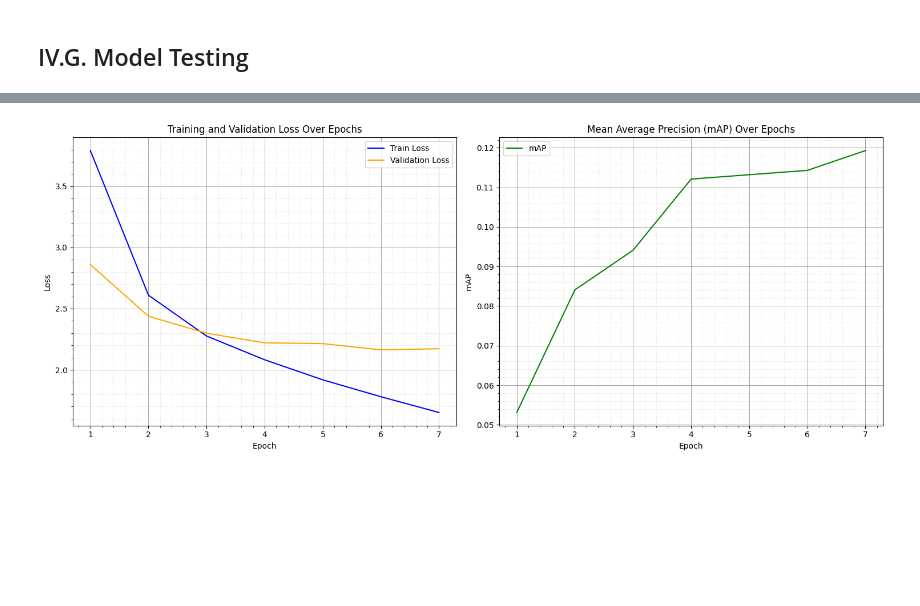
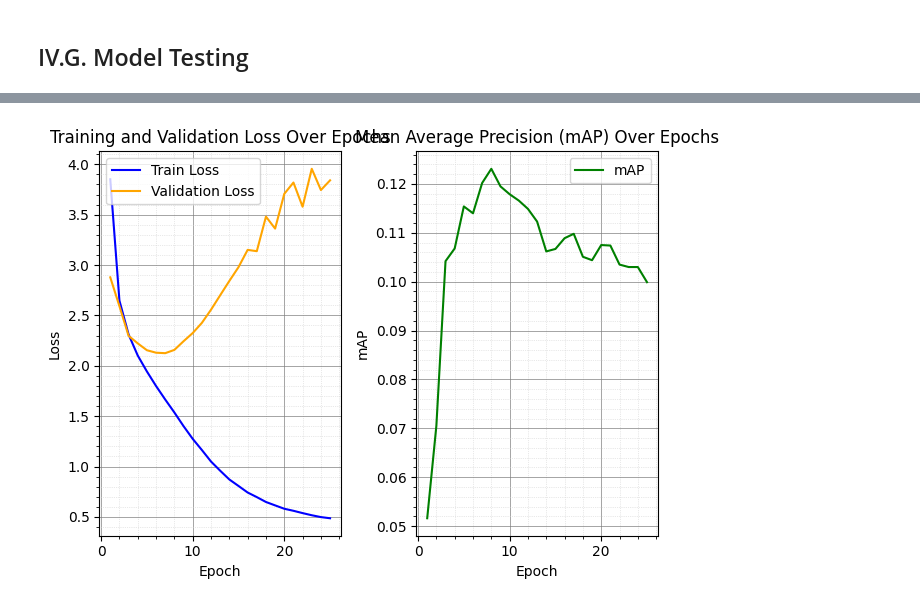
Before and after one commit to hardefarogonondo/car-detection-and-retrieval-engine, a Jupyter notebook: notebooks/2_object_detection_model_training_and_evaluation/object_detection_model_training_and_evaluation.ipynb, the cells around one changed output, grey strips where cells are left out. Saved outputs shown, nothing was run; the diff lists cells and outputs as text; code cells hidden in the pictures; blank space fills up the shorter version.

Commit message:
Object detection model reiterated

```diff
--- a/notebooks/2_object_detection_model_training_and_evaluation/object_detection_model_training_and_evaluation.ipynb
+++ b/notebooks/2_object_detection_model_training_and_evaluation/object_detection_model_training_and_evaluation.ipynb
@@ -70,7 +65,7 @@ valid_label_path = '../../data/object_detection/valid/labels'
 test_img_path = '../../data/object_detection/test/images'
 test_label_path = '../../data/object_detection/test/labels'
 log_file_path = '../../models/logs/ssd300_training_log.csv'
-best_model_path = '../models/best_ssd_model.pth'
+best_model_path = '../../models/best_ssd_model.pth'
 # %% [markdown]
 ## III.C. GPU Availability Checking
 # %%
@@ -108,7 +103,7 @@ img_size = 300 # Input image size for SSD300
 num_classes = 7 # Number of classes + 1 for the background (6 vehicle classes + 1 background)
 batch_size = 16
 learning_rate = 1e-4
-num_epochs = 7
+num_epochs = 25
 # %%
 transform = transforms.Compose([
     transforms.Resize((img_size, img_size)),
@@ -139,7 +134,7 @@ class VehicleDataset(Dataset):
     def __getitem__(self, idx):
         img_name = self.imgs[idx]
         img_file_path = os.path.join(self.img_path, img_name)
-        image = Image.open(img_file_path).convert('RGB')
+        image = PILImage.open(img_file_path).convert('RGB')
         original_width, original_height = image.size
         label_name = os.path.splitext(img_name)[0] + ".xml"
         label_file_path = os.path.join(self.label_path, label_name)
@@ -472,8 +471,9 @@ def evaluate(model, data_loader, criterion, default_boxes, device):
     avg_loss = total_loss / len(data_loader)
     return avg_loss, mAP_dict["map"].item()
 
-def train_model(model, train_loader, valid_loader, criterion, optimizer, num_epochs, log_file, best_model_path, default_boxes):
+def train_model(model, train_loader, valid_loader, criterion, optimizer, num_epochs, log_file, best_model_save_path, default_boxes):
     if not os.path.exists(log_file):
+        os.makedirs(os.path.dirname(log_file), exist_ok=True)
         with open(log_file, 'w') as files:
             files.write('Epoch,Train Loss,Validation Loss,mAP,Learning Rate,Time (m)\n')
     best_valid_loss = float('inf')
@@ -506,9 +506,8 @@ def train_model(model, train_loader, valid_loader, criterion, optimizer, num_epo
             files.write(f'{epoch+1},{avg_train_loss:.4f},{avg_valid_loss:.4f},{mAP_score:.4f},{current_lr},{epoch_mins + epoch_secs/60:.2f}\n')
         if avg_valid_loss < best_valid_loss:
             best_valid_loss = avg_valid_loss
-            best_model_path = os.path.join(os.path.dirname(log_file), 'best_ssd_model.pth')
-            torch.save(model.state_dict(), best_model_path)
-            print(f'\tBest model saved to {best_model_path} with validation loss: {best_valid_loss:.4f}\n')
+            torch.save(model.state_dict(), best_model_save_path)
+            print(f'\tBest model saved to {best_model_save_path} with validation loss: {best_valid_loss:.4f}\n')
 # %% [markdown]
 ## IV.E. Model Initialization
 # %%
@@ -612,64 +630,34 @@ mAP Score on the Test Set: 0.0000
 # %%
 try:
     log_df = pd.read_csv(log_file_path)
-
-    print(f"\n--- Visualizing Training Log from: {log_file_path} ---")
-
-    plt.figure(figsize=(15, 6))
-
-    # Plot 1: Training and Validation Loss
-    plt.subplot(1, 2, 1) # 1 row, 2 columns, first plot
-    plt.plot(log_df['Epoch'], log_df['Train Loss'], label='Train Loss', color='blue')
-    if 'Validation Loss' in log_df.columns:
-        plt.plot(log_df['Epoch'], log_df['Validation Loss'], label='Validation Loss', color='orange')
-    plt.title('Training and Validation Loss Over Epochs')
-    plt.xlabel('Epoch')
-    plt.ylabel('Loss')
-    plt.legend()
-    plt.grid(True)
-    plt.minorticks_on()
-    plt.grid(which='major', linestyle='-', linewidth='0.5', color='gray')
-    plt.grid(which='minor', linestyle=':', linewidth='0.5', color='lightgray')
-
-
-    # Plot 2: mAP (Mean Average Precision)
-    # Check if 'mAP' column exists, if not, skip this plot or provide a message
-    if 'mAP' in log_df.columns:
-        plt.subplot(1, 2, 2) # 1 row, 2 columns, second plot
-        plt.plot(log_df['Epoch'], log_df['mAP'], label='mAP', color='green')
-        plt.title('Mean Average Precision (mAP) Over Epochs')
-        plt.xlabel('Epoch')
-        plt.ylabel('mAP')
-        plt.legend()
-        plt.grid(True)
-        plt.minorticks_on()
-        plt.grid(which='major', linestyle='-', linewidth='0.5', color='gray')
-        plt.grid(which='minor', linestyle=':', linewidth='0.5', color='lightgray')
-    else:
-        print("Warning: 'mAP' column not found in the log file. Skipping mAP plot.")
-
-    plt.tight_layout() # Adjust subplot parameters for a tight layout
+    has_map = "mAP" in log_df.columns
+    num_cols = 2 if has_map else 1
+    fig, axes = plt.subplots(nrows=1, ncols=num_cols, squeeze=False)
+    ax1 = axes[0, 0]
+    ax1.plot(log_df["Epoch"], log_df["Train Loss"], label="Train Loss", color='blue')
+    if "Validation Loss" in log_df.columns:
+        ax1.plot(log_df["Epoch"], log_df["Validation Loss"], label="Validation Loss", color='orange')
+    ax1.set_title("Training and Validation Loss Over Epochs")
+    ax1.set_xlabel("Epoch")
+    ax1.set_ylabel("Loss")
+    ax1.legend()
+    ax1.grid(True, which='major', linestyle='-', linewidth='0.5', color='gray')
+    ax1.grid(True, which='minor', linestyle=':', linewidth='0.5', color='lightgray')
+    ax1.minorticks_on()
+    if has_map:
+        ax2 = axes[0, 1]
+        ax2.plot(log_df["Epoch"], log_df["mAP"], label="mAP", color='green')
+        ax2.set_title("Mean Average Precision (mAP) Over Epochs")
+        ax2.set_xlabel("Epoch")
+        ax2.set_ylabel("mAP")
+        ax2.legend()
+        ax2.grid(True, which='major', linestyle='-', linewidth='0.5', color='gray')
+        ax2.grid(True, which='minor', linestyle=':', linewidth='0.5', color='lightgray')
+        ax2.minorticks_on()
+    plt.tight_layout()
     plt.show()
-
-    # Optional: Plot Learning Rate
-    if 'Learning Rate' in log_df.columns:
-        plt.figure(figsize=(8, 5))
-        plt.plot(log_df['Epoch'], log_df['Learning Rate'], label='Learning Rate', color='purple')
-        plt.title('Learning Rate Over Epochs')
-        plt.xlabel('Epoch')
-        plt.ylabel('Learning Rate')
-        plt.legend()
-        plt.grid(True)
-        plt.minorticks_on()
-        plt.grid(which='major', linestyle='-', linewidth='0.5', color='gray')
-        plt.grid(which='minor', linestyle=':', linewidth='0.5', color='lightgray')
-        plt.show()
-    else:
-        print("Warning: 'Learning Rate' column not found in the log file. Skipping LR plot.")
-
-
 except FileNotFoundError:
     print(f"Log file not found at: {log_file_path}")
-except Exception as e:
-    print(f"An error occurred while plotting the training log: {e}")
+except Exception as error:
+    print(f"An error occurred while plotting the training log: {error}")
 # %% [output]
@@ -677 +664 @@ except Exception as e:
-[figure, old version]
+[figure, new version]
```
Also changed, not shown: parts of 16 cells of this notebook.
